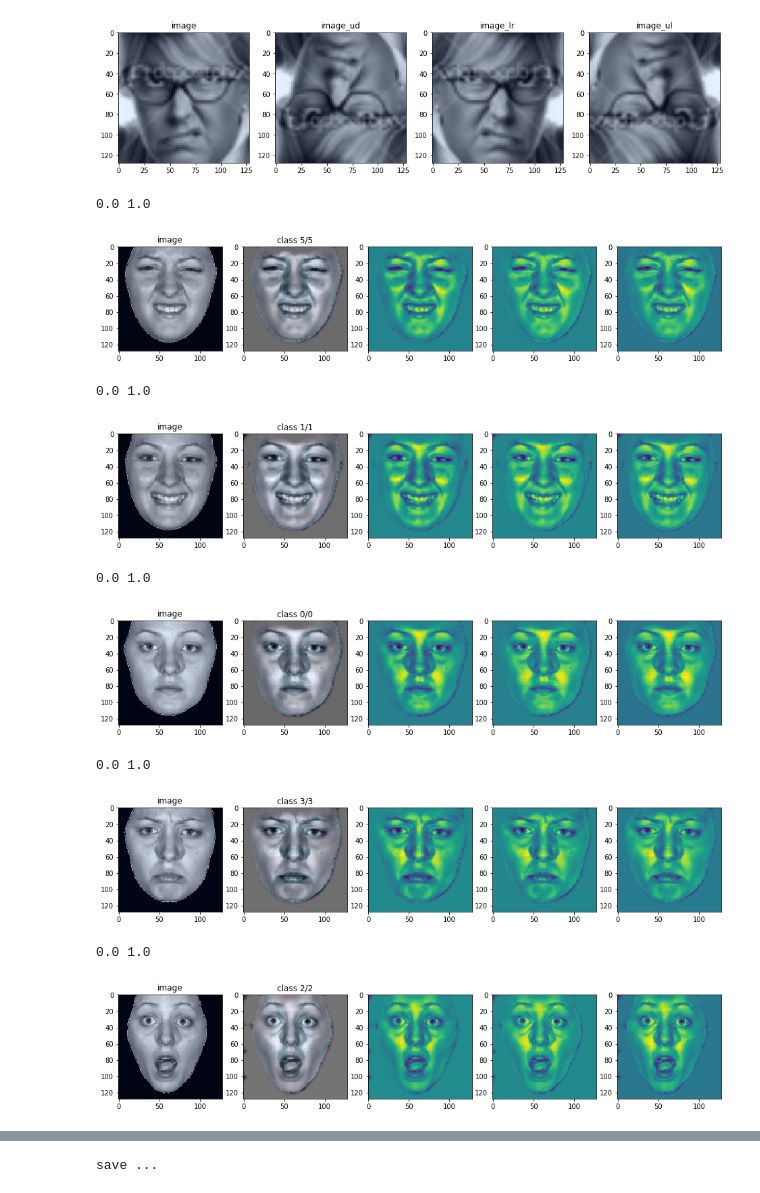
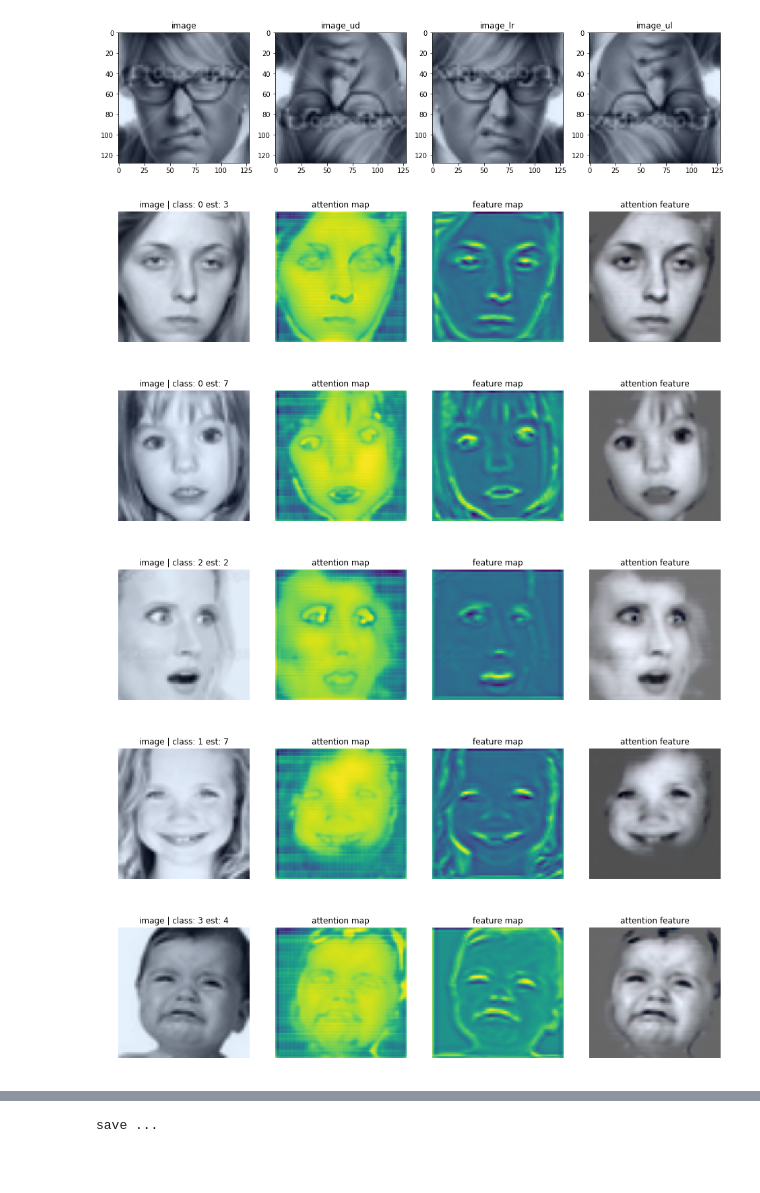
Before and after one commit to pedrodiamel/ferattention, a Jupyter notebook: books/eval.ipynb, the cells around one changed output, grey strips where cells are left out. Drawn from its saved outputs; the diff is of its cells as text; code cells hidden in the pictures; blank space fills up the shorter version.

```diff
--- a/books/eval.ipynb
+++ b/books/eval.ipynb
@@ -52,6 +42,6 @@ srf_.png
 # %%
-project          = '../netruns'
-name             = 'attentionrec_atentionresnet34_mcedice_adam_coco_dim64_preactresnet18x32_bu3dfe_fold3_002'
+project          = '../out'
+name             = 'fer_atentionresnet34_attgmm_adam_ferblack_dim64_preactresnet18x32_fold0_001'
 pathnamedataset  = '~/.datasets'
 pathmodel        = os.path.join( project, name, 'models/model_best.pth.tar' ) #model_best
 pathproject      = os.path.join( project, name )
@@ -69,7 +57,7 @@ imsize           = 128
 # %%
 # Load dataset
 print('>> Load dataset ...')
-namedataset = FactoryDataset.bu3dfe
+namedataset = FactoryDataset.ferp
 subset = FactoryDataset.training
 imagesize=128
 
@@ -183,65 +171,61 @@ torch.Size([1, 3, 128, 128])
 # %%
 def norm(x):
     x = x-x.min()
     x = x / x.max()
     return x
 
 idx=0
 k=0
 for i in range( len(dataset) ):
 
-    idx = i + 0
+    idx = i + 50
     sample = dataset[ idx ]
 
     #image_org, image, mask, label = sample
     #image = image.unsqueeze(0)
 
     image = sample['image'].unsqueeze(0)
     label = sample['label'].argmax()
     #image = F.fliplr( image )
 
-    z, y_lab_hat, att, _, _ = net( image )
-    att = att.data.cpu().numpy().transpose(2,3,1,0)[...,0]
-    #att = norm(att)
+    z, y_lab_hat, att, fmap, srf = net( image )
+
+    att  = att.data.cpu().numpy().transpose(2,3,1,0)[...,0]
+    fmap = fmap.data.cpu().numpy().transpose(2,3,1,0)[:,:,0,0]
+    srf  = srf.data.cpu().numpy().transpose(2,3,1,0)[...,0]
+    image = image.data.cpu().numpy().transpose(2,3,1,0)[...,0]
+    y_lab_hat_max = y_lab_hat.argmax()
+
 
     #if label != 6: continue
-
     k+=1
-    if k > 5:
-        break
-
-    image = image.data.cpu().numpy().transpose(2,3,1,0)[...,0]
-    y_lab_hat = y_lab_hat.argmax()
-
-    image = norm(image)
-    print(image.min(), image.max() )
+    if k > 5: break
 
     plt.figure( figsize=(16,8))
-    plt.subplot(151)
-    plt.imshow( image )
-    plt.title('image')
-    plt.subplot(152)
+    plt.subplot(141)
+    plt.imshow( norm(image) )
+    plt.title('image | class: {} est: {}'.format( label, y_lab_hat_max ) )
+    plt.axis('off')
+    plt.subplot(142)
+    plt.imshow( (fmap))
+    plt.title('attention map')
+    plt.axis('off' )
+    plt.subplot(143)
+    plt.imshow( srf.sum(2) )
+    plt.title('feature map')
+    plt.axis('off' )
+    plt.subplot(144)
     plt.imshow( norm(att) )
-    plt.title('class {}/{}'.format(y_lab_hat, label) )
-    plt.subplot(153)
-    plt.imshow( att[:,:,0] )
-    plt.subplot(154)
-    plt.imshow( att[:,:,1] )
-    plt.subplot(155)
-    plt.imshow( att[:,:,2] )
+    plt.title('attention feature')
+    plt.axis('off')
 
     plt.show()
 # %% [output]
-0.0 1.0
-[figure, old version]
+[figure, new version]
-0.0 1.0
-[figure, old version]
+[figure, new version]
-0.0 1.0
-[figure, old version]
+[figure, new version]
-0.0 1.0
-[figure, old version]
+[figure, new version]
-0.0 1.0
-[figure, old version]
+[figure, new version]
 # %%
 def norm(x):
     x = x-x.min()
```
Also changed, not shown: parts of 16 cells of this notebook, 12 other files.
